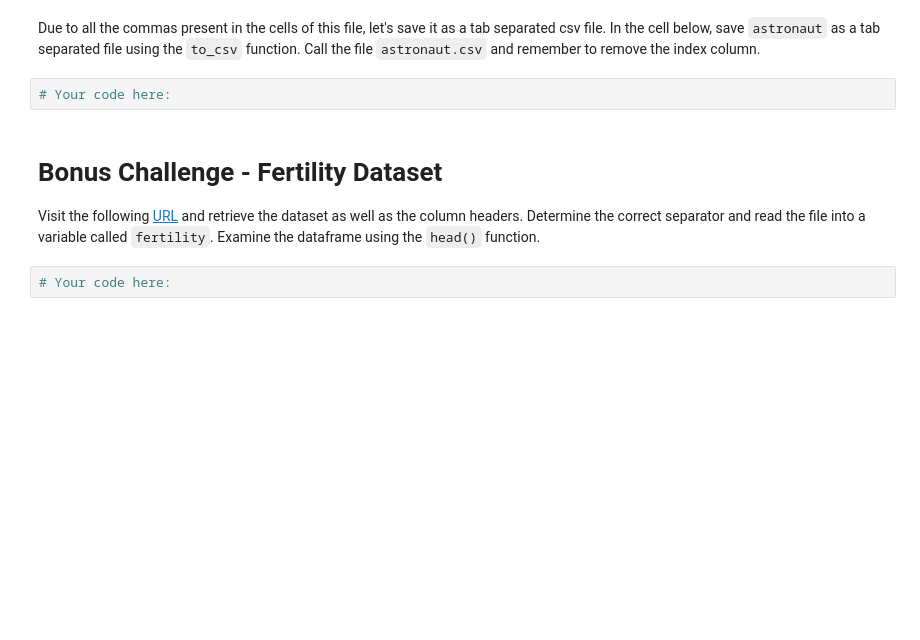
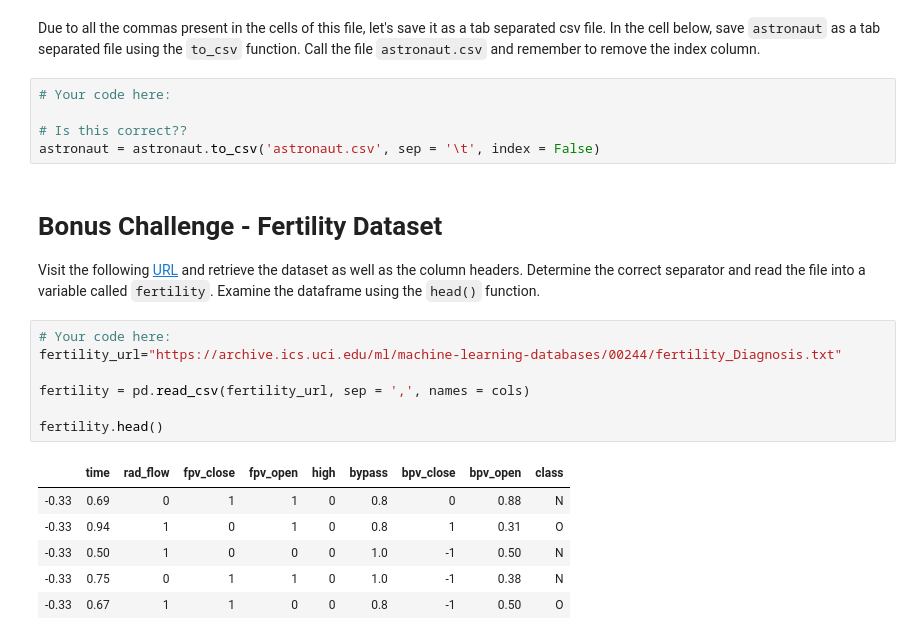
Before and after one commit to ta-data-lis/lab-import-export, a Jupyter notebook: your-code/main.ipynb, the cells around one changed output. Drawn from its saved outputs; the diff is of its cells as text; blank space fills up the shorter version.

```diff
--- a/your-code/main.ipynb
+++ b/your-code/main.ipynb
@@ -76,10 +99,25 @@ Use the `value_counts()` function to find the most popular undergraduate major a
 # %% [markdown]
 Due to all the commas present in the cells of this file, let's save it as a tab separated csv file. In the cell below, save `astronaut` as a tab separated file using the `to_csv` function. Call the file `astronaut.csv` and remember to remove the index column.
-# %%
-# Your code here:
+# %%
+# Your code here:
+
+# Is this correct??
+astronaut = astronaut.to_csv('astronaut.csv', sep = '\t', index = False)
 # %% [markdown]
 # Bonus Challenge - Fertility Dataset
 
 Visit the following [URL](https://archive.ics.uci.edu/ml/datasets/Fertility) and retrieve the dataset as well as the column headers. Determine the correct separator and read the file into a variable called `fertility`. Examine the dataframe using the `head()` function.
-# %%
-# Your code here:
+# %%
+# Your code here:
+fertility_url="https://archive.ics.uci.edu/ml/machine-learning-databases/00244/fertility_Diagnosis.txt"
+
+fertility = pd.read_csv(fertility_url, sep = ',', names = cols)
+
+fertility.head()
+# %% [output]
+|  | time | rad_flow | fpv_close | fpv_open | high | bypass | bpv_close | bpv_open | class |
+| -0.33 | 0.69 | 0 | 1 | 1 | 0 | 0.8 | 0 | 0.88 | N |
+| -0.33 | 0.94 | 1 | 0 | 1 | 0 | 0.8 | 1 | 0.31 | O |
+| -0.33 | 0.50 | 1 | 0 | 0 | 0 | 1.0 | -1 | 0.50 | N |
+| -0.33 | 0.75 | 0 | 1 | 1 | 0 | 1.0 | -1 | 0.38 | N |
+| -0.33 | 0.67 | 1 | 1 | 0 | 0 | 0.8 | -1 | 0.50 | O |
```
Also changed, not shown: parts of 3 cells of this notebook.
